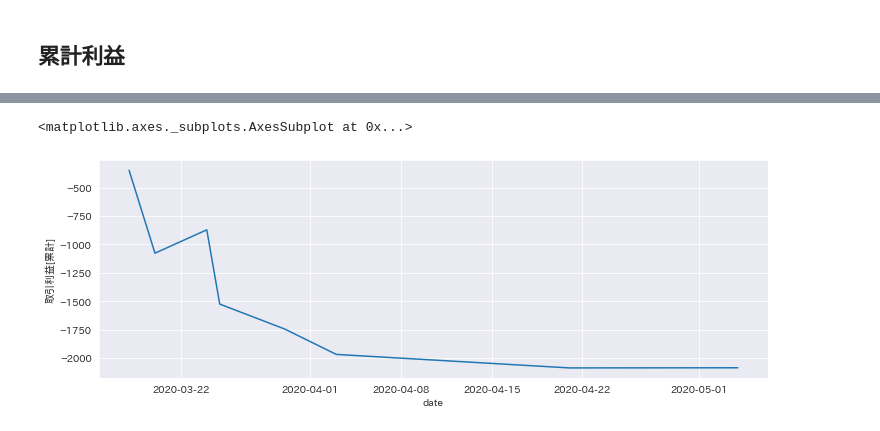
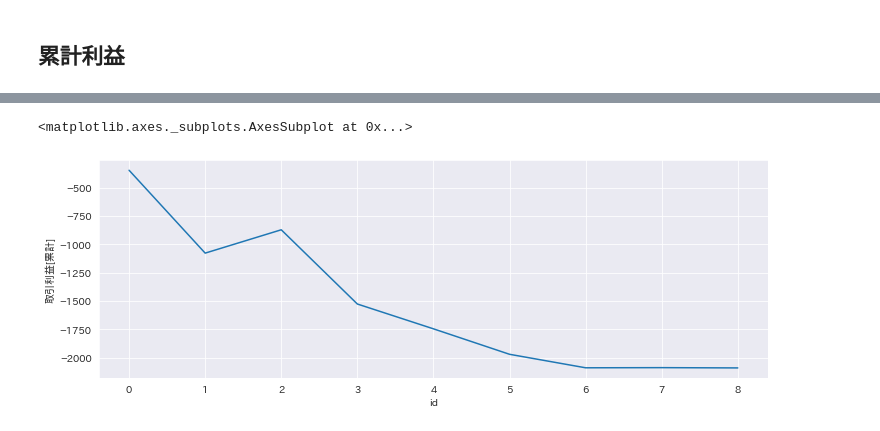
Before and after one commit to tsu-nera/bakuchi, a Jupyter notebook: notebooks/trades.ipynb, the cells around one changed output, grey strips where cells are left out. Drawn from its saved outputs; the diff is of its cells as text; code cells hidden in the pictures.

```diff
--- a/notebooks/trades.ipynb
+++ b/notebooks/trades.ipynb
@@ -76,2 +77,3 @@ trades_days
 # %%
-trades_days["date"] = trades_days.index
+trades_days = trades_days.reset_index()
+trades_days["id"] = trades_days.index
@@ -83,5 +89,5 @@ sns.lineplot(data=trades_days, x='date', y="取引利益")
 # %%
-sns.lineplot(data=trades_days, x='date', y="取引利益[累計]")
+sns.lineplot(data=trades_days, x='id', y="取引利益[累計]")
 # %% [output]
 <matplotlib.axes._subplots.AxesSubplot at 0x...>
-[figure, old version]
+[figure, new version]
```
Also changed, not shown: parts of 5 cells of this notebook.
